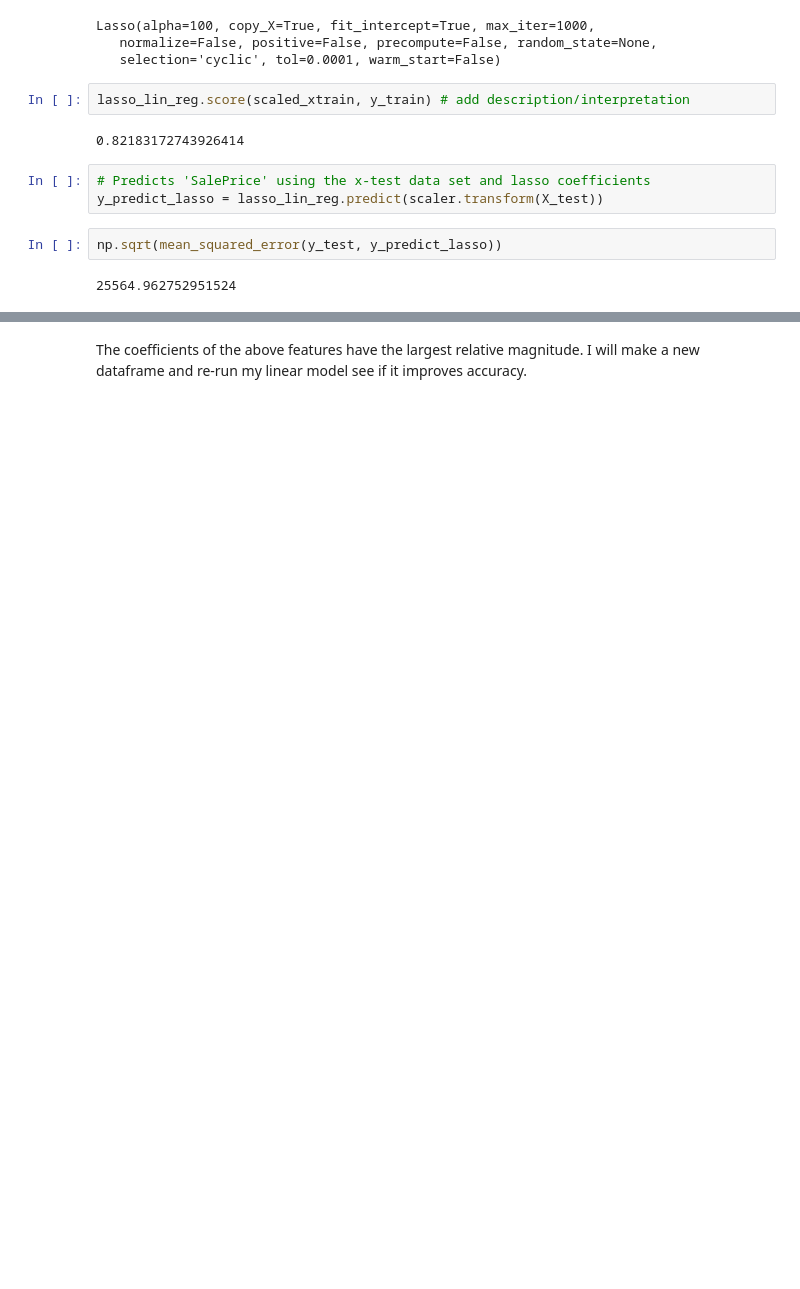
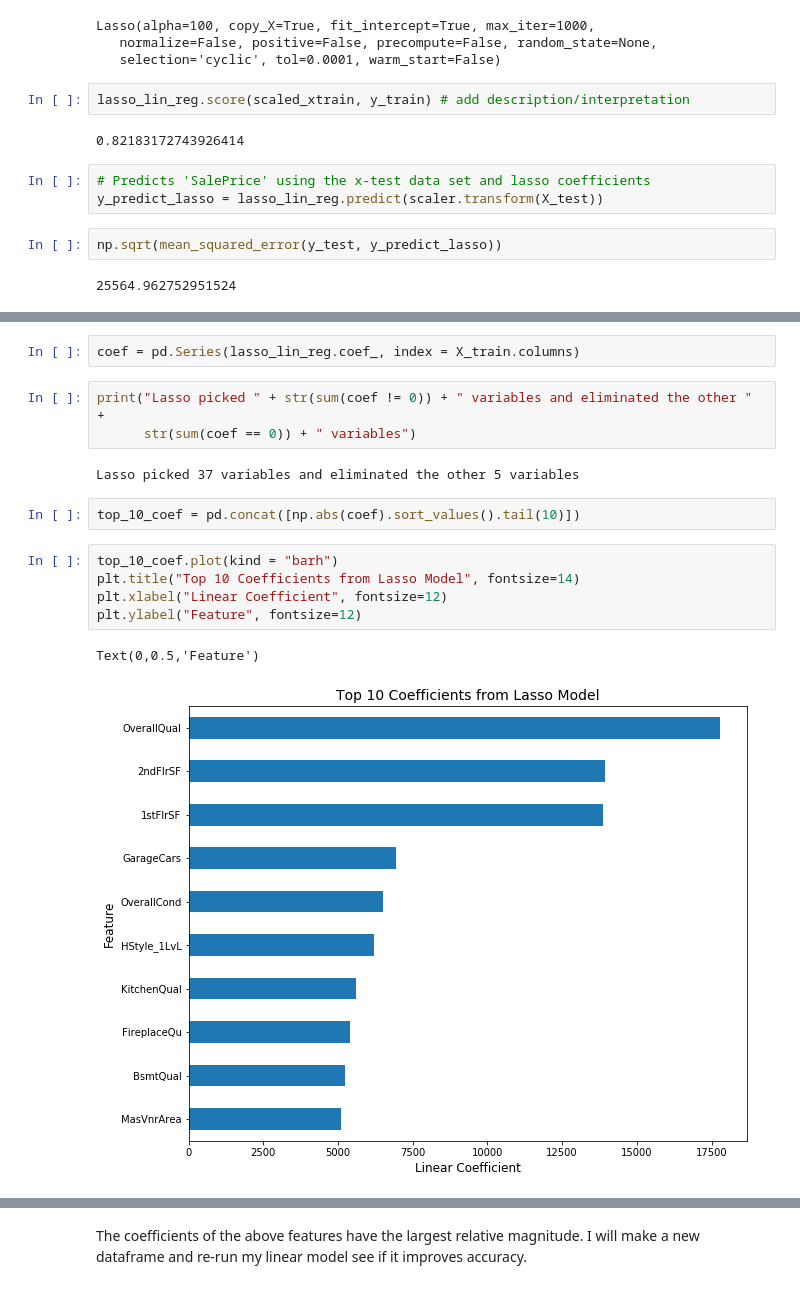
Before and after one commit to asfabiano/byu_econ_applied_machine_learning, a Jupyter notebook: homeworks/HW2/Homework_2.ipynb, the cells around one changed output, grey strips where cells are left out. Saved outputs shown, nothing was run; the diff lists cells and outputs as text; blank space fills up the shorter version.

```diff
--- a/homeworks/HW2/Homework_2.ipynb
+++ b/homeworks/HW2/Homework_2.ipynb
@@ -343,0 +339,17 @@ array([   259.48389603,   4040.44291725,  17782.68304116,   6491.88690314,
+# %%
+coef = pd.Series(lasso_lin_reg.coef_, index = X_train.columns)
+# %%
+print("Lasso picked " + str(sum(coef != 0)) + " variables and eliminated the other " +
+      str(sum(coef == 0)) + " variables")
+# %% [output]
+Lasso picked 37 variables and eliminated the other 5 variables
+# %%
+top_10_coef = pd.concat([np.abs(coef).sort_values().tail(10)])
+# %%
+top_10_coef.plot(kind = "barh")
+plt.title("Top 10 Coefficients from Lasso Model", fontsize=14)
+plt.xlabel("Linear Coefficient", fontsize=12)
+plt.ylabel("Feature", fontsize=12)
+# %% [output]
+Text(0,0.5,'Feature')
+[figure, added]
```
Also changed, not shown: parts of 58 cells of this notebook, 1 other file.
